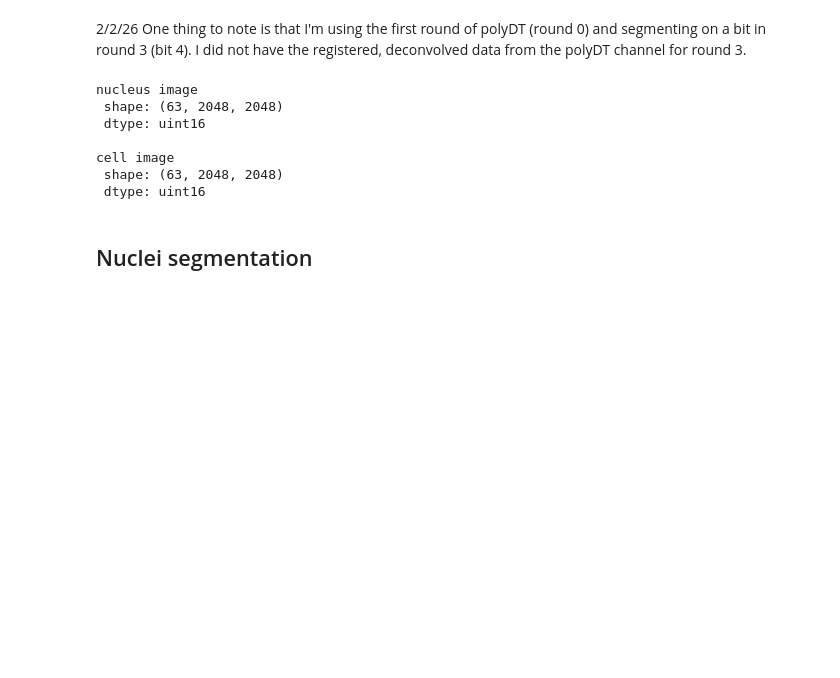
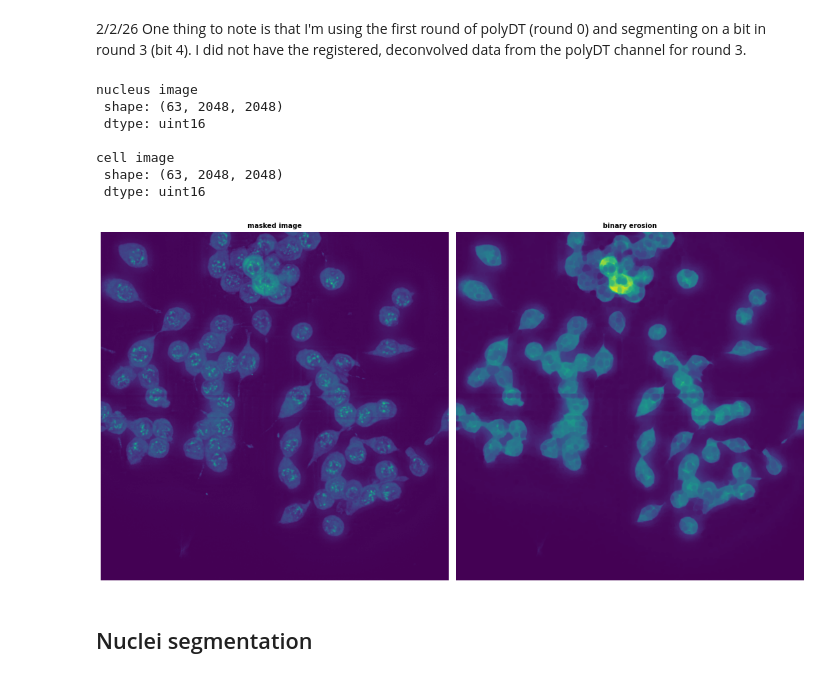
Before and after one commit to mspend/big-fish-examples, a Jupyter notebook: notebooks/4 - Segment nuclei and cells.ipynb, the cells around one changed output. Drawn from its saved outputs; the diff is of its cells as text; code cells hidden in the pictures; blank space fills up the shorter version.

```diff
--- a/notebooks/4 - Segment nuclei and cells.ipynb
+++ b/notebooks/4 - Segment nuclei and cells.ipynb
@@ -61,3 +65,9 @@ cell_mip = stack.maximum_projection(cell)
+# %%
+images = [nuc_mip, nuc_eroded]
+titles = ["masked image", "binary erosion"]
+plot.plot_images(images, rescale=True, titles=titles)
+# %% [output]
+[figure, added]
 # %% [markdown]
 ## Nuclei segmentation
 # %% [markdown]
```
Also changed, not shown: parts of 17 cells of this notebook, 1 other file.
